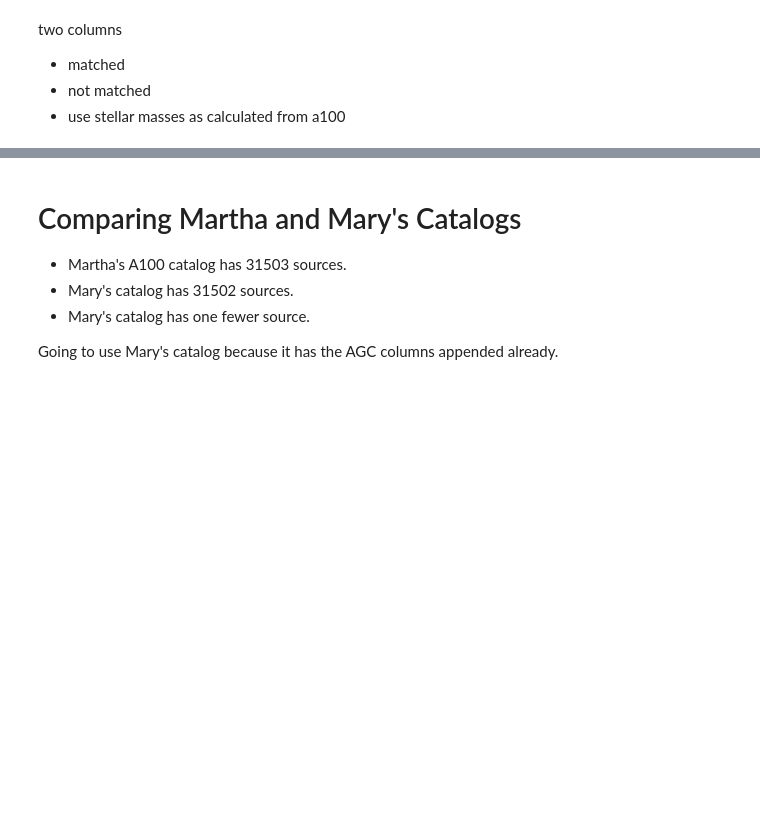
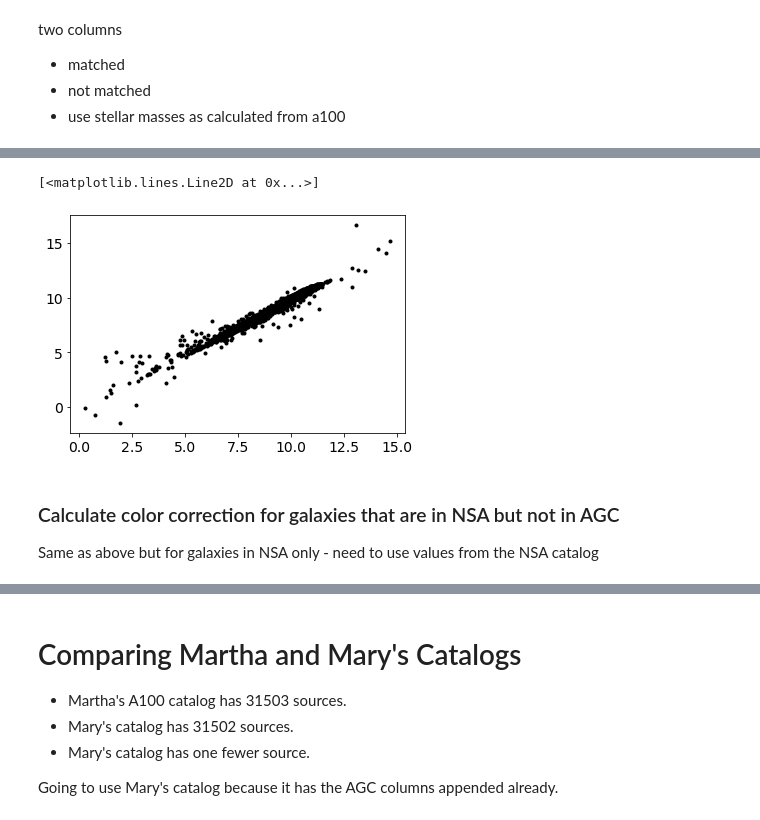
Before and after one commit to rfinn/APPSS, a Jupyter notebook: paper-plots.ipynb, the cells around one changed output, grey strips where cells are left out. Saved outputs shown, nothing was run; the diff lists cells and outputs as text; code cells hidden in the pictures; blank space fills up the shorter version.

```diff
--- a/paper-plots.ipynb
+++ b/paper-plots.ipynb
@@ -189,0 +287,9 @@ photflag = a100sdss['photFlag_gi'] == 1
+# %%
+plt.figure()
+plt.plot(logstellarmassTaylor, a100nsa.LogMstarTaylor_1,'k.')
+# %% [output]
+[<matplotlib.lines.Line2D at 0x...>]
+[figure, added]
+# %% [markdown]
+### Calculate color correction for galaxies that are in NSA but not in AGC ###
+Same as above but for galaxies in NSA only - need to use values from the NSA catalog
```
Also changed, not shown: parts of 44 cells of this notebook.
